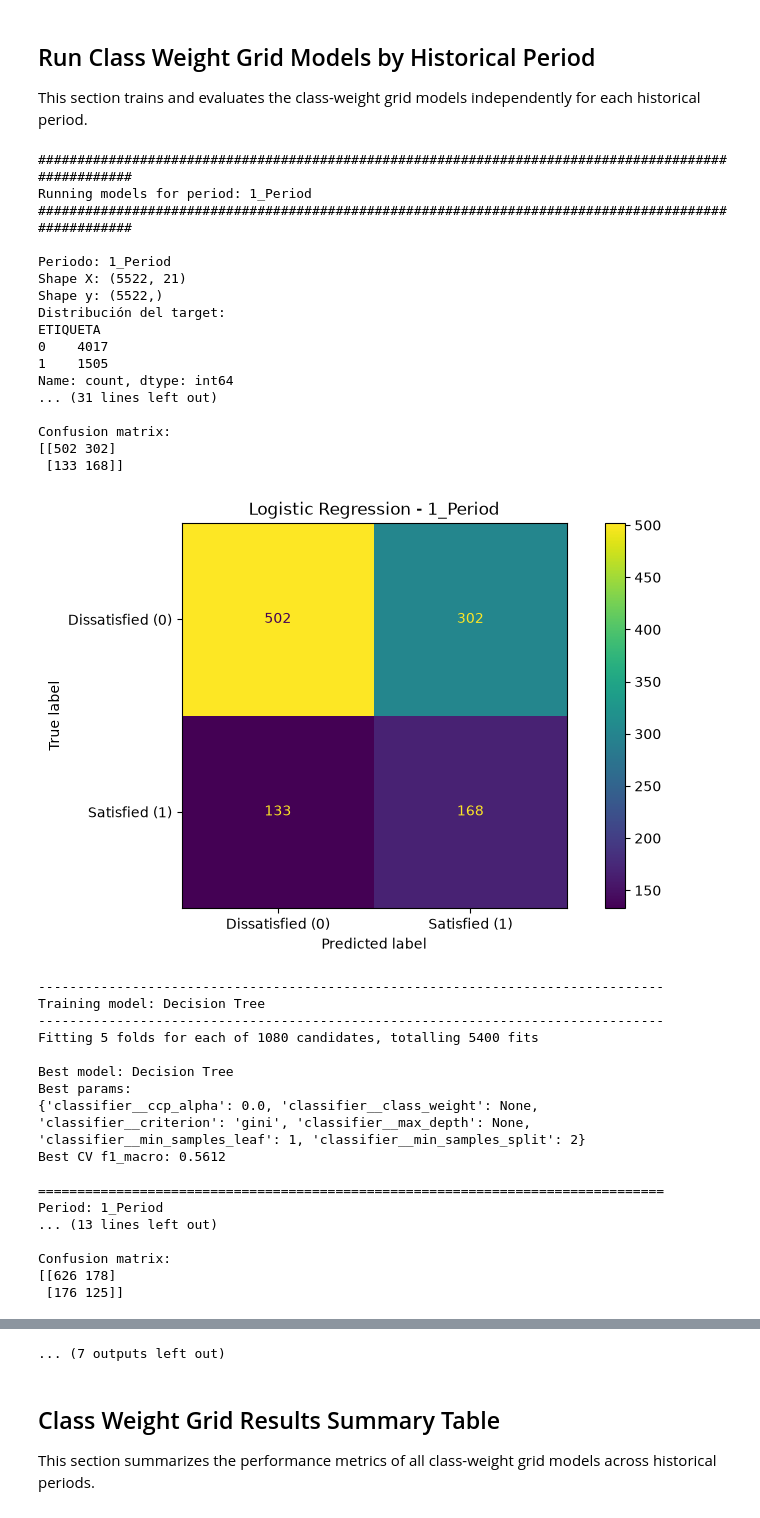
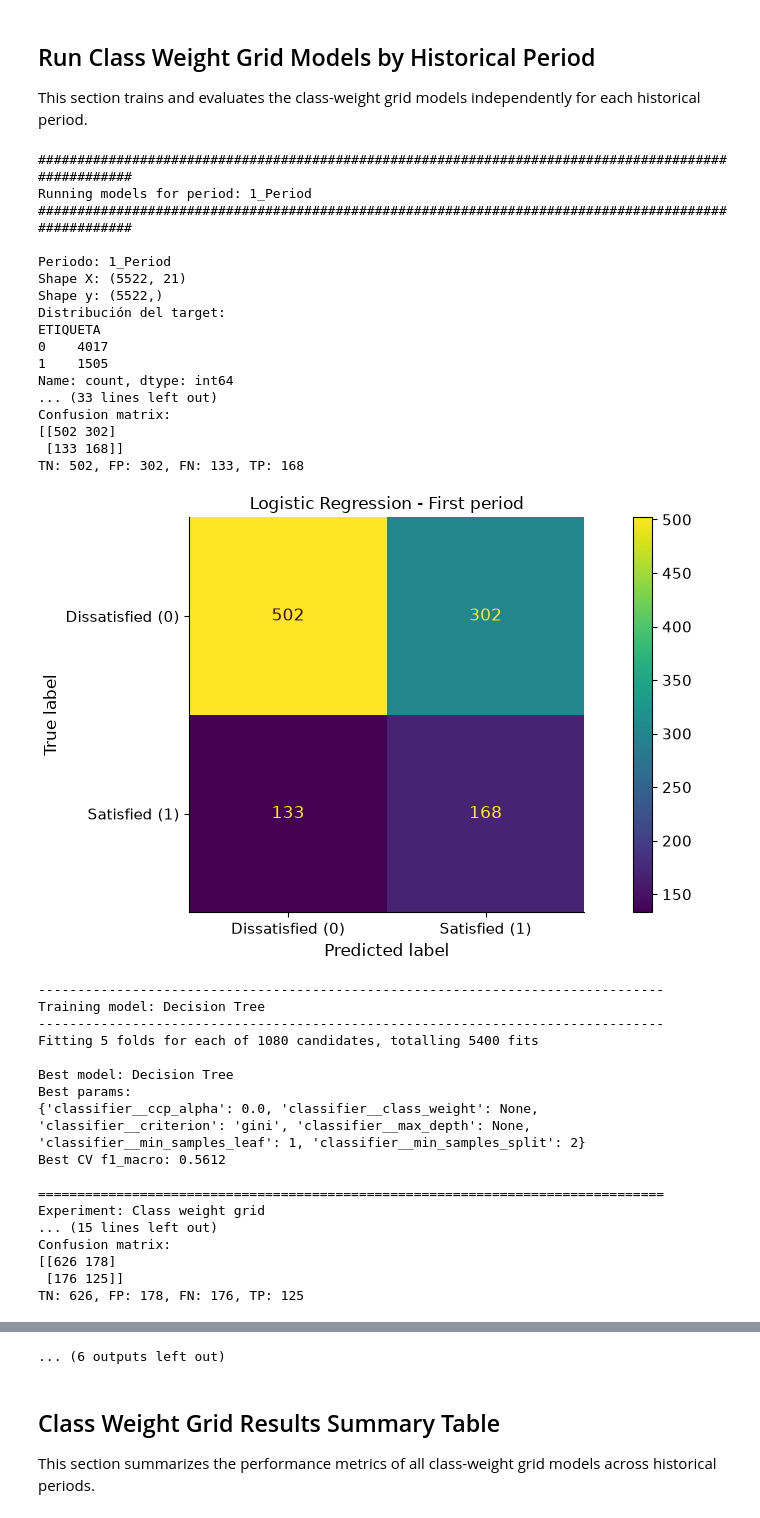
Before and after one commit to datascienceyt/satisfaction_democracy, a Jupyter notebook: ecuador_satisfaccion_democracia.ipynb, the cells around one changed output, grey strips where cells are left out. Drawn from its saved outputs; the diff is of its cells as text; code cells hidden in the pictures.

```diff
--- a/ecuador_satisfaccion_democracia.ipynb
+++ b/ecuador_satisfaccion_democracia.ipynb
@@ -1448,37 +1898,40 @@ for period in periods:
         # Evaluate the best model on the held-out test set.
         metrics = evaluate_model(
             model_name=model_name,
             period=period,
             fitted_model=fitted_model,
             X_test=X_test,
-            y_test=y_test
+            y_test=y_test,
+            period_display_labels=PERIOD_DISPLAY_LABELS,
+            experiment="Class weight grid",
+            save_confusion_matrix=True
         )
 
         # Save metrics for the final comparison table.
         all_results.append(metrics)
 
         # Save fitted model for later inspection, interpretation,
         # feature importance, or prediction.
         all_best_models[(period, model_name)] = fitted_model
 # %% [output]
 ####################################################################################################
 Running models for period: 1_Period
 ####################################################################################################
 
 Periodo: 1_Period
 Shape X: (5522, 21)
 Shape y: (5522,)
 Distribución del target:
 ETIQUETA
 0    4017
 1    1505
 Name: count, dtype: int64
-... (31 lines left out)
-
+... (33 lines left out)
 Confusion matrix:
 [[502 302]
  [133 168]]
+TN: 502, FP: 302, FN: 133, TP: 168
-[figure, old version]
+[figure, new version]
 --------------------------------------------------------------------------------
 Training model: Decision Tree
 --------------------------------------------------------------------------------
@@ -1490,9 +1943,9 @@ Best params:
 Best CV f1_macro: 0.5612
 
 ================================================================================
-Period: 1_Period
-... (13 lines left out)
-
+Experiment: Class weight grid
+... (15 lines left out)
 Confusion matrix:
 [[626 178]
  [176 125]]
+TN: 626, FP: 178, FN: 176, TP: 125
@@ -1572,4 +2025,4 @@ Confusion matrix:
-... (7 outputs left out)
+... (6 outputs left out)
 # %% [markdown]
 ## Class Weight Grid Results Summary Table
 
```
Also changed, not shown: parts of 35 cells of this notebook, 1 other file.
